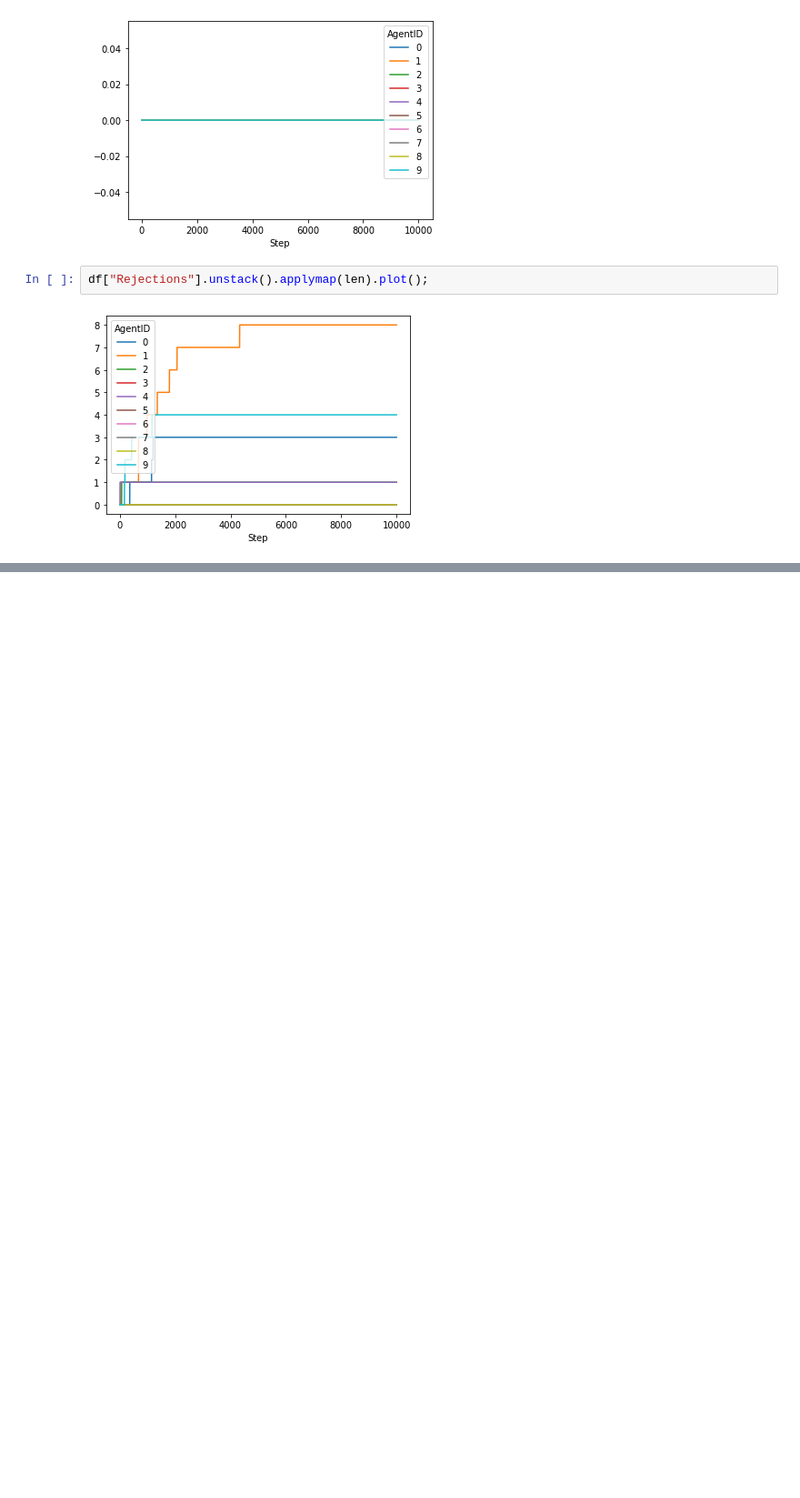
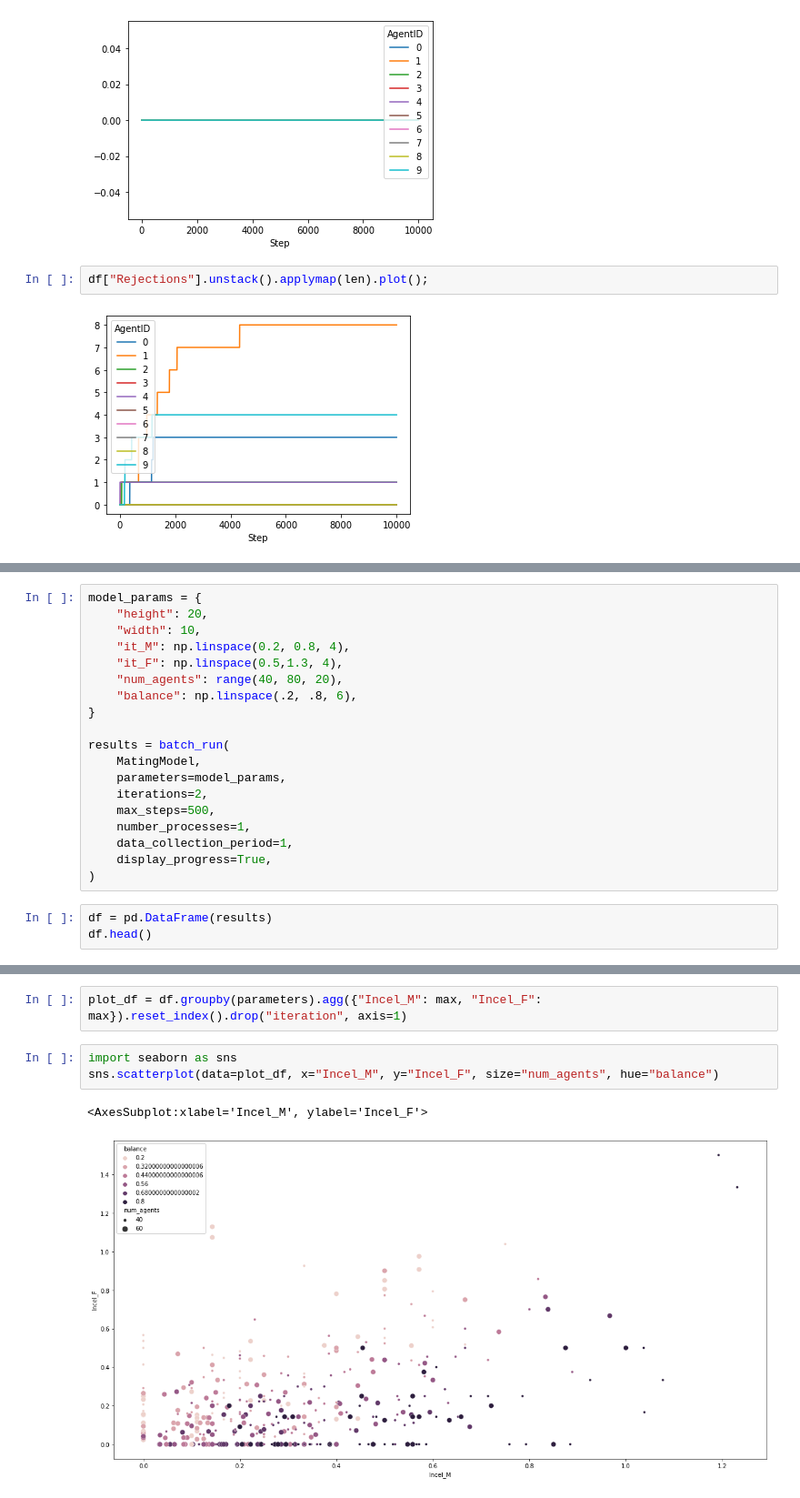
Before and after one commit to LeData/ABM_learning, a Jupyter notebook: testing.ipynb, the cells around one changed output, grey strips where cells are left out. Shown at 91% size. Saved outputs shown, nothing was run; the diff lists cells and outputs as text; blank space fills up the shorter version.

```diff
--- a/testing.ipynb
+++ b/testing.ipynb
@@ -61,0 +105,22 @@ mm.datacollector.get_model_vars_dataframe()["Incel_prop"].plot()
+# %%
+model_params = {
+    "height": 20,
+    "width": 10,
+    "it_M": np.linspace(0.2, 0.8, 4),
+    "it_F": np.linspace(0.5,1.3, 4),
+    "num_agents": range(40, 80, 20),
+    "balance": np.linspace(.2, .8, 6),
+}
+
+results = batch_run(
+    MatingModel,
+    parameters=model_params,
+    iterations=2,
+    max_steps=500,
+    number_processes=1,
+    data_collection_period=1,
+    display_progress=True,
+)
+# %%
+df = pd.DataFrame(results)
+df.head()
@@ -61,0 +134,8 @@ mm.datacollector.get_model_vars_dataframe()["Incel_prop"].plot()
+# %%
+plot_df = df.groupby(parameters).agg({"Incel_M": max, "Incel_F": max}).reset_index().drop("iteration", axis=1)
+# %%
+import seaborn as sns
+sns.scatterplot(data=plot_df, x="Incel_M", y="Incel_F", size="num_agents", hue="balance")
+# %% [output]
+<AxesSubplot:xlabel='Incel_M', ylabel='Incel_F'>
+[figure, added]
```
Also changed, not shown: parts of 14 cells of this notebook, 2 other files.
